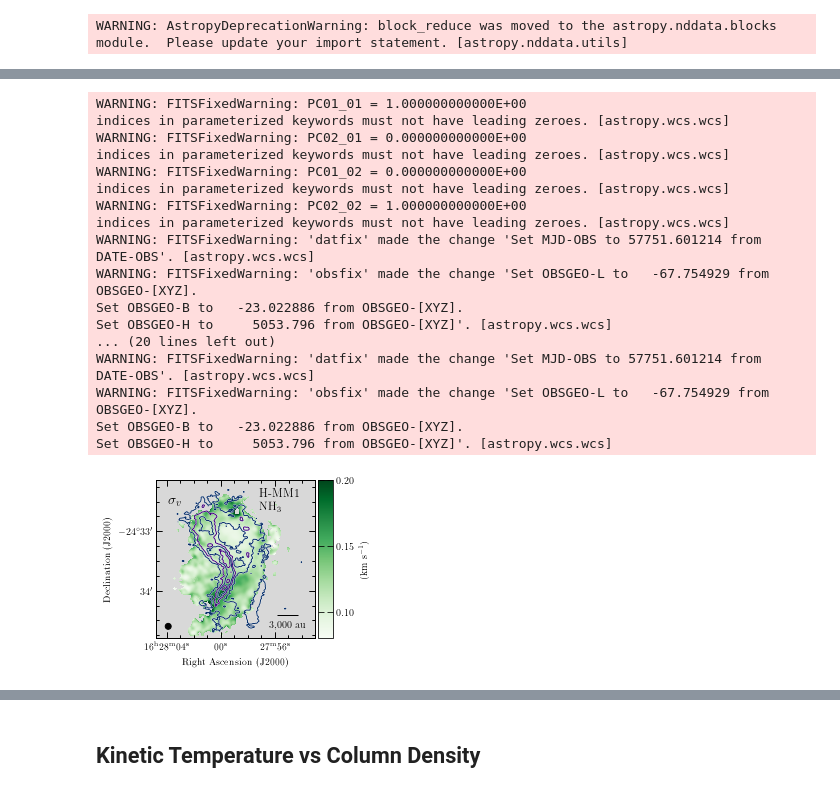
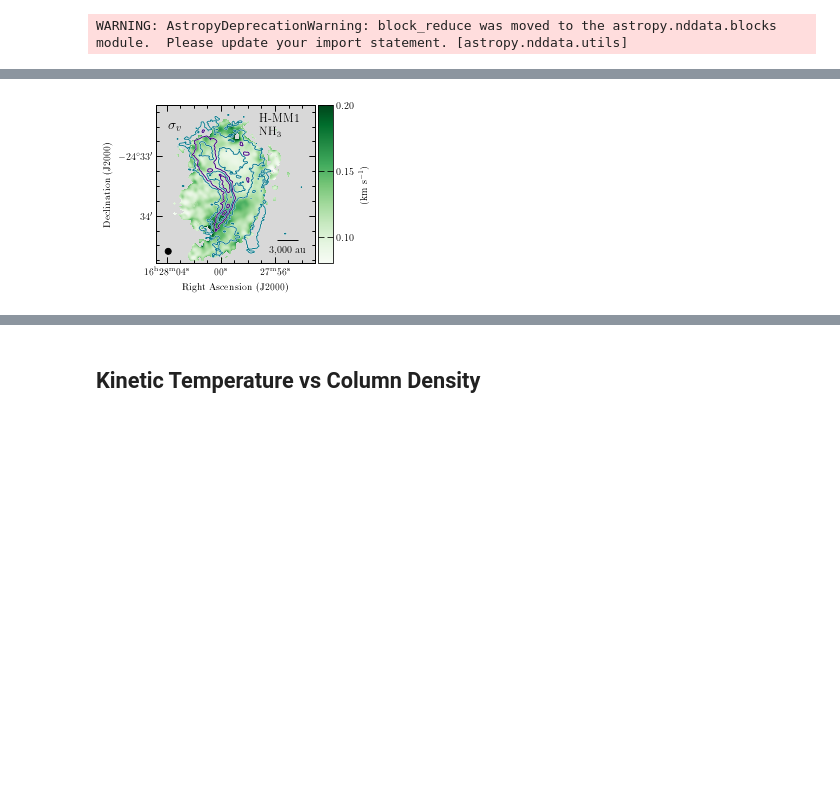
Before and after one commit to jpinedaf/H-MM1_NH3, a Jupyter notebook: H-MM1_NH3_H2.ipynb, the cells around one changed output, grey strips where cells are left out. Drawn from its saved outputs; the diff is of its cells as text; code cells hidden in the pictures; blank space fills up the shorter version.

Commit message:
fix FITS headers
-cleaned up FITS headers to reduce warning messages when making figures

```diff
--- a/H-MM1_NH3_H2.ipynb
+++ b/H-MM1_NH3_H2.ipynb
@@ -433,51 +353,35 @@ Set OBSGEO-H to     2115.607 from OBSGEO-[XYZ]'. [astropy.wcs.wcs]
 # %%
 text_color = 'black'
 
 fig = aplpy.FITSFigure(file_NH3_dv, figsize=(4, 4))
 fig.show_colorscale(vmin=0.08, vmax=0.2, cmap='Greens', interpolation='None')
 plot_setup_vla(fig, label_col=text_color, do_zoom=True, do_contour_tdv=False)
 #
 #
 fig.add_label(xpos_lab1, ypos_lab1, 'H-MM1', relative=True,
                 horizontalalignment='left', color=text_color, size=12)
 fig.add_label(xpos_lab2, ypos_lab2, r'NH$_3$', relative=True,
                 horizontalalignment='left', color=text_color, size=12)
 fig.add_label(xpos_lab3, ypos_lab3, r'$\sigma_{v}$', relative=True,
                 horizontalalignment='left', color=text_color, size=14)
 #
 fig.add_colorbar()
 fig.colorbar.set_ticks([0.1, 0.15, 0.2])
 fig.colorbar.set_axis_label_text(r'(km s$^{-1}$)')
 
 cont_CH3OH = np.arange(1, 12, 2)*0.015
 
 fig.show_contour('data/H-MM1_CH3OH_TdV.fits', levels=cont_CH3OH, colors='white', linewidths=1.5)
 #762a83
+#00afffff
 fig.show_contour('data/H-MM1_CH3OH_TdV.fits', levels=cont_CH3OH[1::2], colors='#3f007d', linewidths=1)
-fig.show_contour('data/H-MM1_CH3OH_TdV.fits', levels=cont_CH3OH[0::2], colors='#08306b', linewidths=1)
+fig.show_contour('data/H-MM1_CH3OH_TdV.fits', levels=cont_CH3OH[0::2], colors='#0e7b8cff', linewidths=1)
 
 plt.tight_layout()
 #
 fig.savefig('figs/H-MM1_NH3_dv_CH3OH.pdf', dpi=100)
 # %% [output]
-WARNING: FITSFixedWarning: PC01_01 = 1.000000000000E+00
-indices in parameterized keywords must not have leading zeroes. [astropy.wcs.wcs]
-WARNING: FITSFixedWarning: PC02_01 = 0.000000000000E+00
-indices in parameterized keywords must not have leading zeroes. [astropy.wcs.wcs]
-WARNING: FITSFixedWarning: PC01_02 = 0.000000000000E+00
-indices in parameterized keywords must not have leading zeroes. [astropy.wcs.wcs]
-WARNING: FITSFixedWarning: PC02_02 = 1.000000000000E+00
-indices in parameterized keywords must not have leading zeroes. [astropy.wcs.wcs]
-WARNING: FITSFixedWarning: 'datfix' made the change 'Set MJD-OBS to 57751.601214 from DATE-OBS'. [astropy.wcs.wcs]
-WARNING: FITSFixedWarning: 'obsfix' made the change 'Set OBSGEO-L to   -67.754929 from OBSGEO-[XYZ].
-Set OBSGEO-B to   -23.022886 from OBSGEO-[XYZ].
-Set OBSGEO-H to     5053.796 from OBSGEO-[XYZ]'. [astropy.wcs.wcs]
-... (20 lines left out)
-WARNING: FITSFixedWarning: 'datfix' made the change 'Set MJD-OBS to 57751.601214 from DATE-OBS'. [astropy.wcs.wcs]
-WARNING: FITSFixedWarning: 'obsfix' made the change 'Set OBSGEO-L to   -67.754929 from OBSGEO-[XYZ].
-Set OBSGEO-B to   -23.022886 from OBSGEO-[XYZ].
-Set OBSGEO-H to     5053.796 from OBSGEO-[XYZ]'. [astropy.wcs.wcs]
-[figure, old version]
+[figure, new version]
 # %%
 text_color = 'black'
 
```
Also changed, not shown: parts of 13 cells of this notebook, 16 other files.
